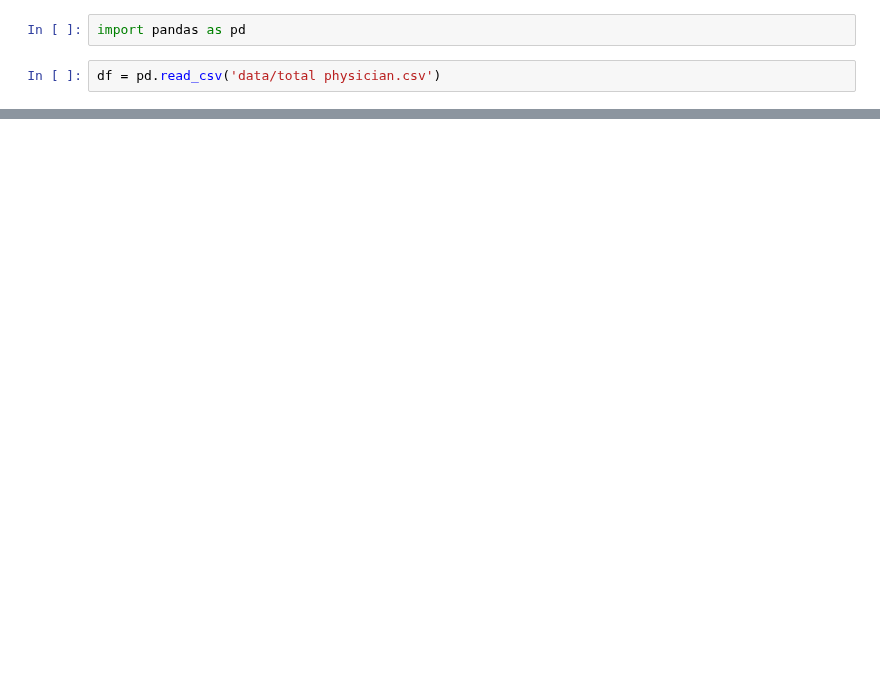
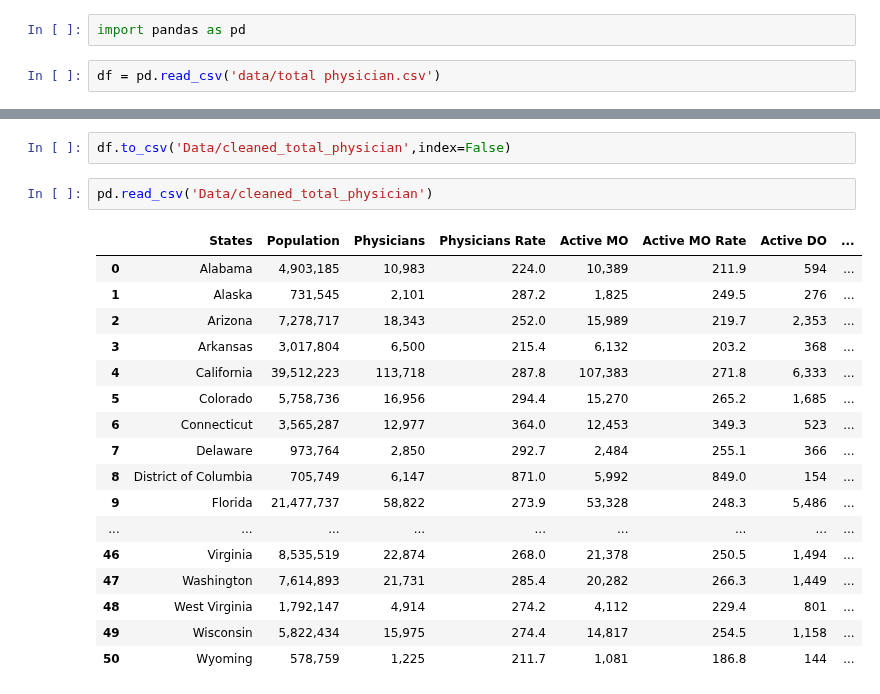
Before and after one commit to rafirahman27/Preparing_for_the_next_Pandemic, a Jupyter notebook: suli.ipynb, the cells around one changed output, grey strips where cells are left out. Drawn from its saved outputs; the diff is of its cells as text; blank space fills up the shorter version.

```diff
--- a/suli.ipynb
+++ b/suli.ipynb
@@ -24,0 +69,22 @@ df
+# %%
+df.to_csv('Data/cleaned_total_physician',index=False)
+# %%
+pd.read_csv('Data/cleaned_total_physician')
+# %% [output]
+|  | States | Population | Physicians | Physicians Rate | Active MO | Active MO Rate | Active DO | ... |
+| 0 | Alabama | 4,903,185 | 10,983 | 224.0 | 10,389 | 211.9 | 594 | ... |
+| 1 | Alaska | 731,545 | 2,101 | 287.2 | 1,825 | 249.5 | 276 | ... |
+| 2 | Arizona | 7,278,717 | 18,343 | 252.0 | 15,989 | 219.7 | 2,353 | ... |
+| 3 | Arkansas | 3,017,804 | 6,500 | 215.4 | 6,132 | 203.2 | 368 | ... |
+| 4 | California | 39,512,223 | 113,718 | 287.8 | 107,383 | 271.8 | 6,333 | ... |
+| 5 | Colorado | 5,758,736 | 16,956 | 294.4 | 15,270 | 265.2 | 1,685 | ... |
+| 6 | Connecticut | 3,565,287 | 12,977 | 364.0 | 12,453 | 349.3 | 523 | ... |
+| 7 | Delaware | 973,764 | 2,850 | 292.7 | 2,484 | 255.1 | 366 | ... |
+| 8 | District of Columbia | 705,749 | 6,147 | 871.0 | 5,992 | 849.0 | 154 | ... |
+| 9 | Florida | 21,477,737 | 58,822 | 273.9 | 53,328 | 248.3 | 5,486 | ... |
+| ... | ... | ... | ... | ... | ... | ... | ... | ... |
+| 46 | Virginia | 8,535,519 | 22,874 | 268.0 | 21,378 | 250.5 | 1,494 | ... |
+| 47 | Washington | 7,614,893 | 21,731 | 285.4 | 20,282 | 266.3 | 1,449 | ... |
+| 48 | West Virginia | 1,792,147 | 4,914 | 274.2 | 4,112 | 229.4 | 801 | ... |
+| 49 | Wisconsin | 5,822,434 | 15,975 | 274.4 | 14,817 | 254.5 | 1,158 | ... |
+| 50 | Wyoming | 578,759 | 1,225 | 211.7 | 1,081 | 186.8 | 144 | ... |
```
Also changed, not shown: parts of 13 cells of this notebook, 2 other files.
